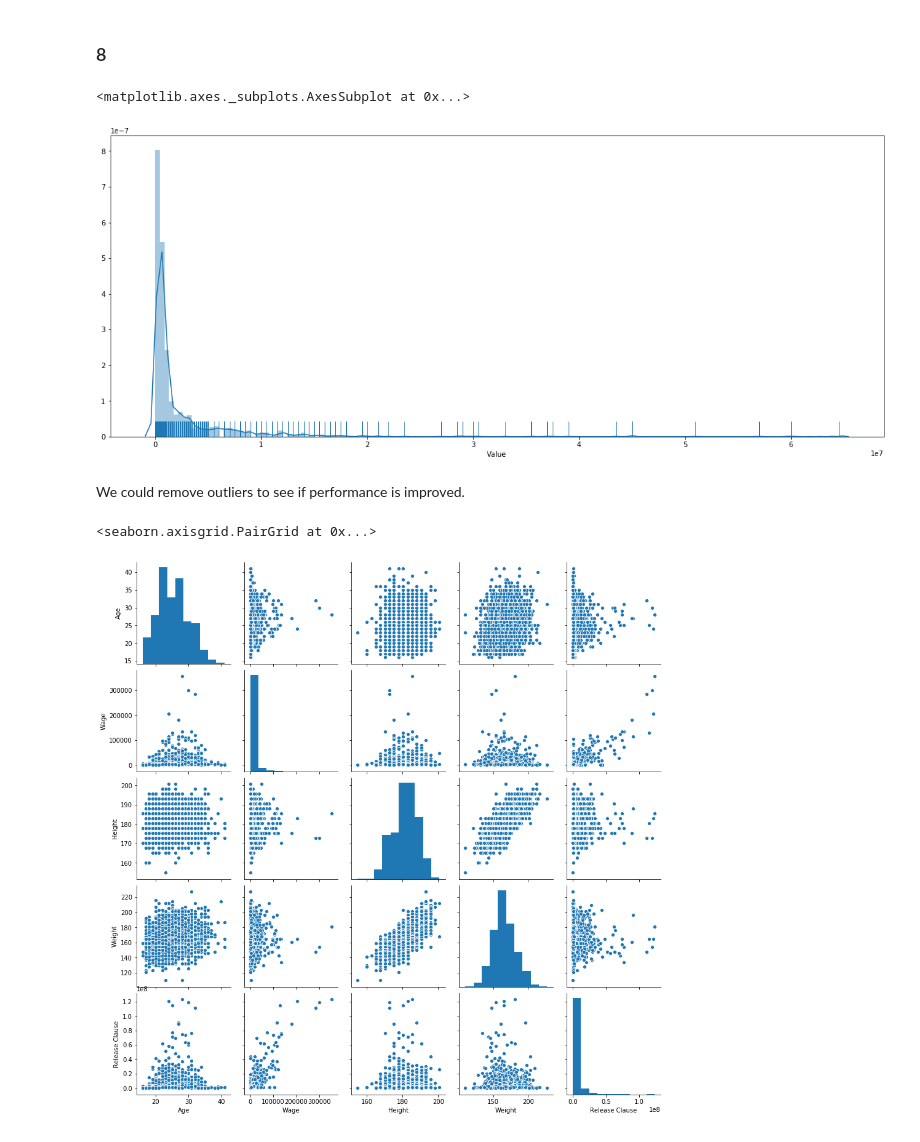
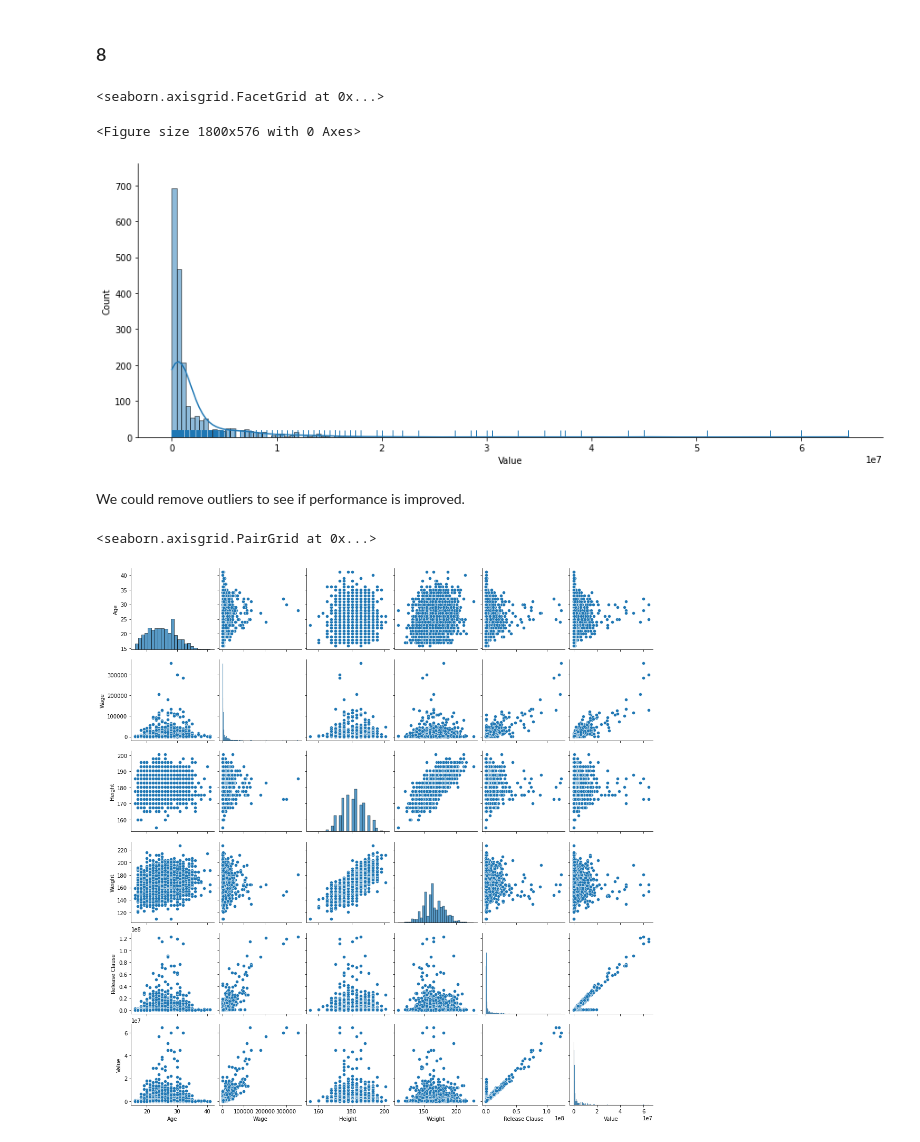
Before and after one commit to MarcusAlexanderC/FIFA, a Jupyter notebook: 1_explore.ipynb, the cells around one changed output. Saved outputs shown, nothing was run; the diff lists cells and outputs as text; code cells hidden in the pictures.

```diff
--- a/1_explore.ipynb
+++ b/1_explore.ipynb
@@ -21,9 +21,9 @@ feature_hashing = False
 target_encoding = False
 #target_encoding = True
 
-#update = False
-update = True
+update = False
+#update = True
 
 df = pd.read_csv('fifa_dataset.csv')
-df.head()
+df.head().T
 # %% [output]
@@ -262,15 +276,15 @@ h_features = list(df.columns[:n_components])
 # %% [markdown]
 ### 8
 # %%
-plt.figure(figsize = (20, 8))
-sns.distplot(df['Value'], rug = True, kde = True, bins=150)
+sns.displot(df['Value'], rug = True, kde = True, bins = 150, aspect = 2.5)
 # %% [output]
-<matplotlib.axes._subplots.AxesSubplot at 0x...>
+<seaborn.axisgrid.FacetGrid at 0x...>
+<Figure size 1800x576 with 0 Axes>
-[figure, old version]
+[figure, new version]
 # %% [markdown]
 We could remove outliers to see if performance is improved.
 # %%
-sns.pairplot(df[num_features])
+sns.pairplot(df[num_features + ['Value']])
 # %% [output]
 <seaborn.axisgrid.PairGrid at 0x...>
-[figure, old version]
+[figure, new version]
```
Also changed, not shown: parts of 13 cells of this notebook, 1 other file.
